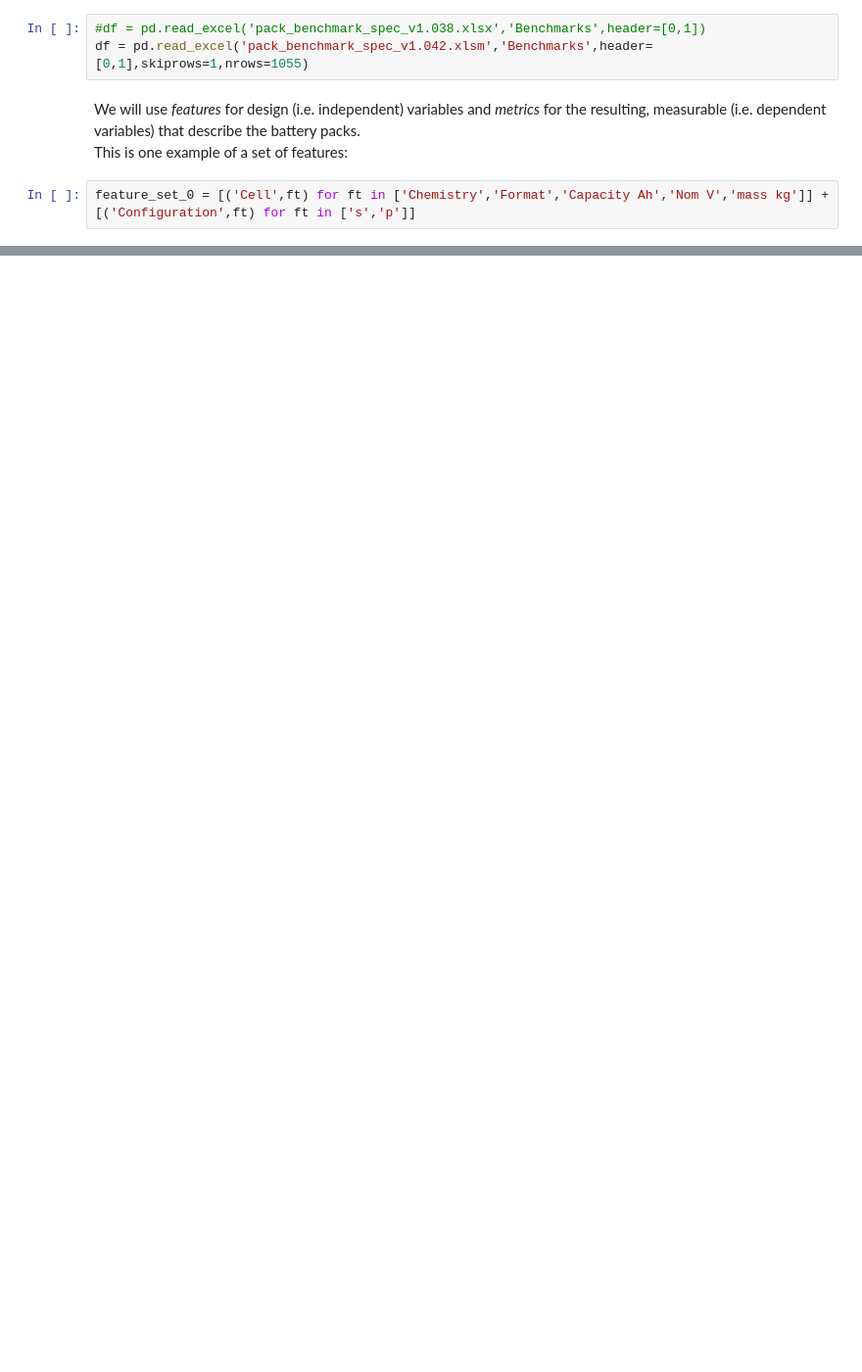
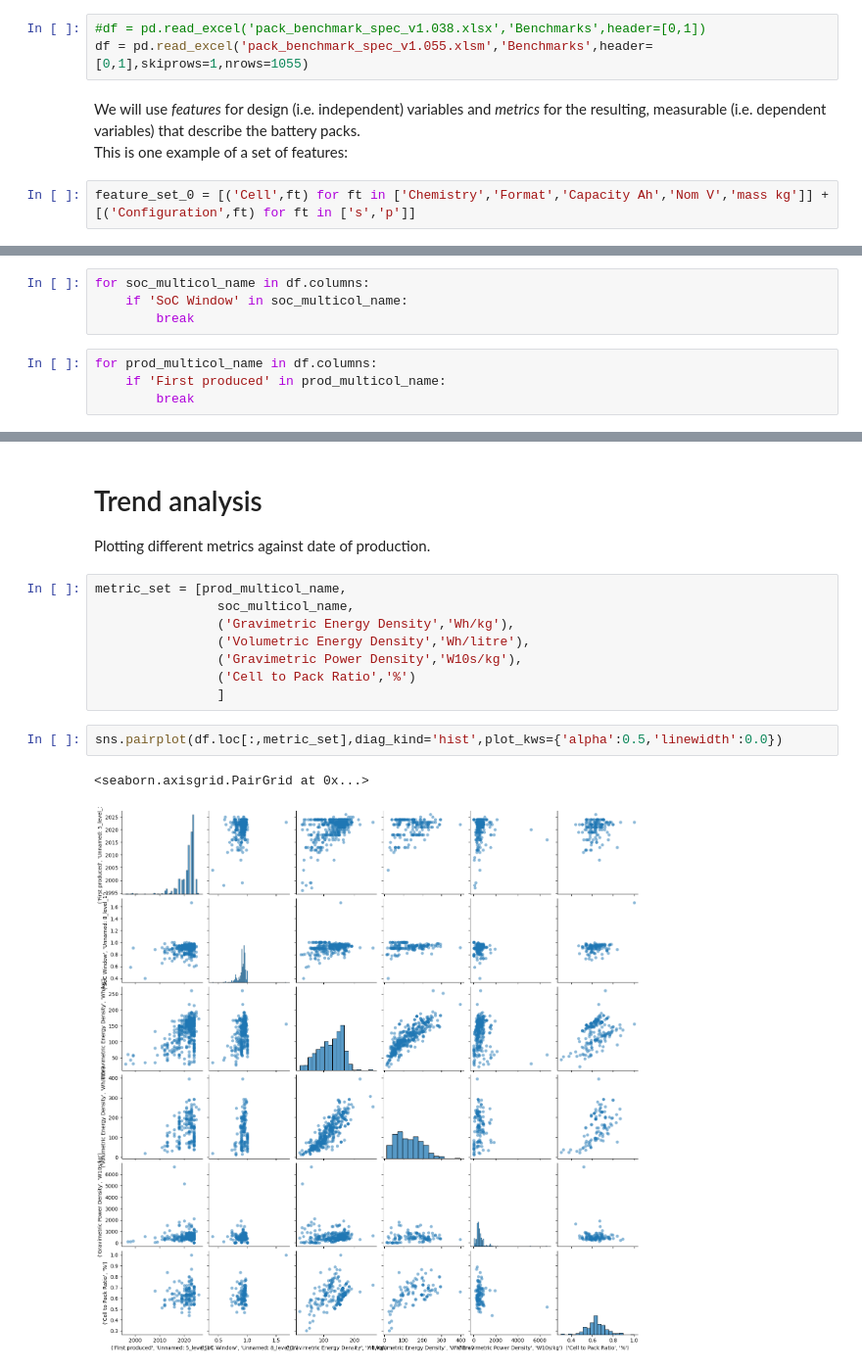
Before and after one commit to PatLT/battery_design_data, a Jupyter notebook: pack_visualisation.ipynb, the cells around one changed output, grey strips where cells are left out. Shown: that part at 98% size. Cells and saved outputs as stored; diff of their text form; blank space fills up the shorter version.

```diff
--- a/pack_visualisation.ipynb
+++ b/pack_visualisation.ipynb
@@ -13,7 +13,7 @@ from sklearn.mixture import GaussianMixture
 from matplotlib.colors import ListedColormap
 # %%
 #df = pd.read_excel('pack_benchmark_spec_v1.038.xlsx','Benchmarks',header=[0,1])
-df = pd.read_excel('pack_benchmark_spec_v1.042.xlsm','Benchmarks',header=[0,1],skiprows=1,nrows=1055)
+df = pd.read_excel('pack_benchmark_spec_v1.055.xlsm','Benchmarks',header=[0,1],skiprows=1,nrows=1055)
 # %% [markdown]
 We will use _features_ for design (i.e. independent) variables and _metrics_ for the resulting, measurable (i.e. dependent variables) that describe the battery packs. \
 This is one example of a set of features:
@@ -158,0 +24,8 @@ fig.tight_layout()
+# %%
+for soc_multicol_name in df.columns:
+    if 'SoC Window' in soc_multicol_name:
+        break
+# %%
+for prod_multicol_name in df.columns:
+    if 'First produced' in prod_multicol_name:
+        break
@@ -158,0 +45,16 @@ fig.tight_layout()
+# %% [markdown]
+# Trend analysis
+Plotting different metrics against date of production.
+# %%
+metric_set = [prod_multicol_name,
+                soc_multicol_name,
+                ('Gravimetric Energy Density','Wh/kg'),
+                ('Volumetric Energy Density','Wh/litre'),
+                ('Gravimetric Power Density','W10s/kg'),
+                ('Cell to Pack Ratio','%')
+                ]
+# %%
+sns.pairplot(df.loc[:,metric_set],diag_kind='hist',plot_kws={'alpha':0.5,'linewidth':0.0})
+# %% [output]
+<seaborn.axisgrid.PairGrid at 0x...>
+[figure, added]
```
Also changed, not shown: parts of 30 cells of this notebook, 4 other files.
